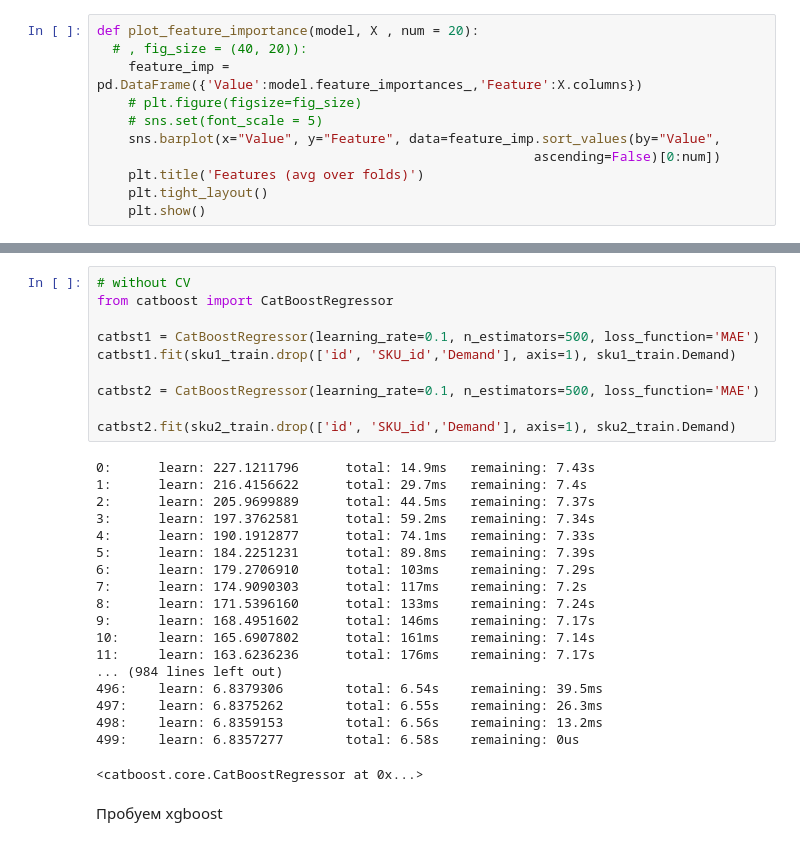
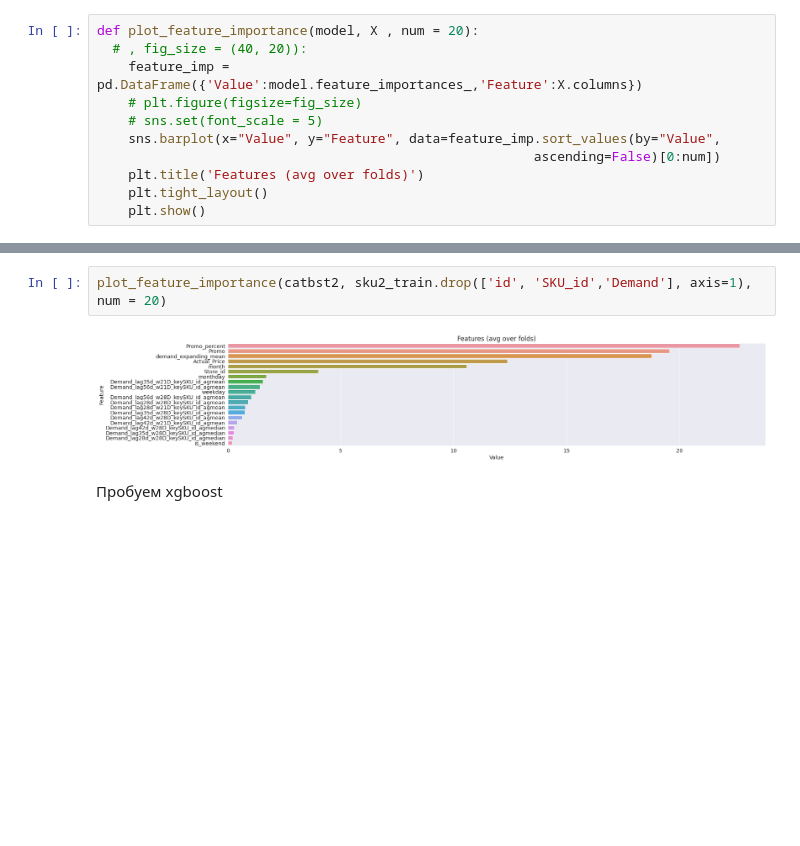
Before and after one commit to Kulikov17/MLDS_ATSF, a Jupyter notebook: hw_3/kulikov_w2022_23_hw3_version_final.ipynb, the cells around one changed output, grey strips where cells are left out. Drawn from its saved outputs; the diff is of its cells as text; blank space fills up the shorter version.

```diff
--- a/hw_3/kulikov_w2022_23_hw3_version_final.ipynb
+++ b/hw_3/kulikov_w2022_23_hw3_version_final.ipynb
@@ -287,32 +346,7 @@ Successfully installed catboost-1.1.1
-# %%
-# without CV
-from catboost import CatBoostRegressor
-
-catbst1 = CatBoostRegressor(learning_rate=0.1, n_estimators=500, loss_function='MAE')
-catbst1.fit(sku1_train.drop(['id', 'SKU_id','Demand'], axis=1), sku1_train.Demand)
-
-catbst2 = CatBoostRegressor(learning_rate=0.1, n_estimators=500, loss_function='MAE')
-
-catbst2.fit(sku2_train.drop(['id', 'SKU_id','Demand'], axis=1), sku2_train.Demand)
-# %% [output]
-0:      learn: 227.1211796      total: 14.9ms   remaining: 7.43s
-1:      learn: 216.4156622      total: 29.7ms   remaining: 7.4s
-2:      learn: 205.9699889      total: 44.5ms   remaining: 7.37s
-3:      learn: 197.3762581      total: 59.2ms   remaining: 7.34s
-4:      learn: 190.1912877      total: 74.1ms   remaining: 7.33s
-5:      learn: 184.2251231      total: 89.8ms   remaining: 7.39s
-6:      learn: 179.2706910      total: 103ms    remaining: 7.29s
-7:      learn: 174.9090303      total: 117ms    remaining: 7.2s
-8:      learn: 171.5396160      total: 133ms    remaining: 7.24s
-9:      learn: 168.4951602      total: 146ms    remaining: 7.17s
-10:     learn: 165.6907802      total: 161ms    remaining: 7.14s
-11:     learn: 163.6236236      total: 176ms    remaining: 7.17s
-... (984 lines left out)
-496:    learn: 6.8379306        total: 6.54s    remaining: 39.5ms
-497:    learn: 6.8375262        total: 6.55s    remaining: 26.3ms
-498:    learn: 6.8359153        total: 6.56s    remaining: 13.2ms
-499:    learn: 6.8357277        total: 6.58s    remaining: 0us
-<catboost.core.CatBoostRegressor at 0x...>
+# %%
+plot_feature_importance(catbst2, sku2_train.drop(['id', 'SKU_id','Demand'], axis=1), num = 20)
+# %% [output]
+[figure, added]
 # %% [markdown]
 Пробуем xgboost
 # %%
```
Also changed, not shown: parts of 22 cells of this notebook.
